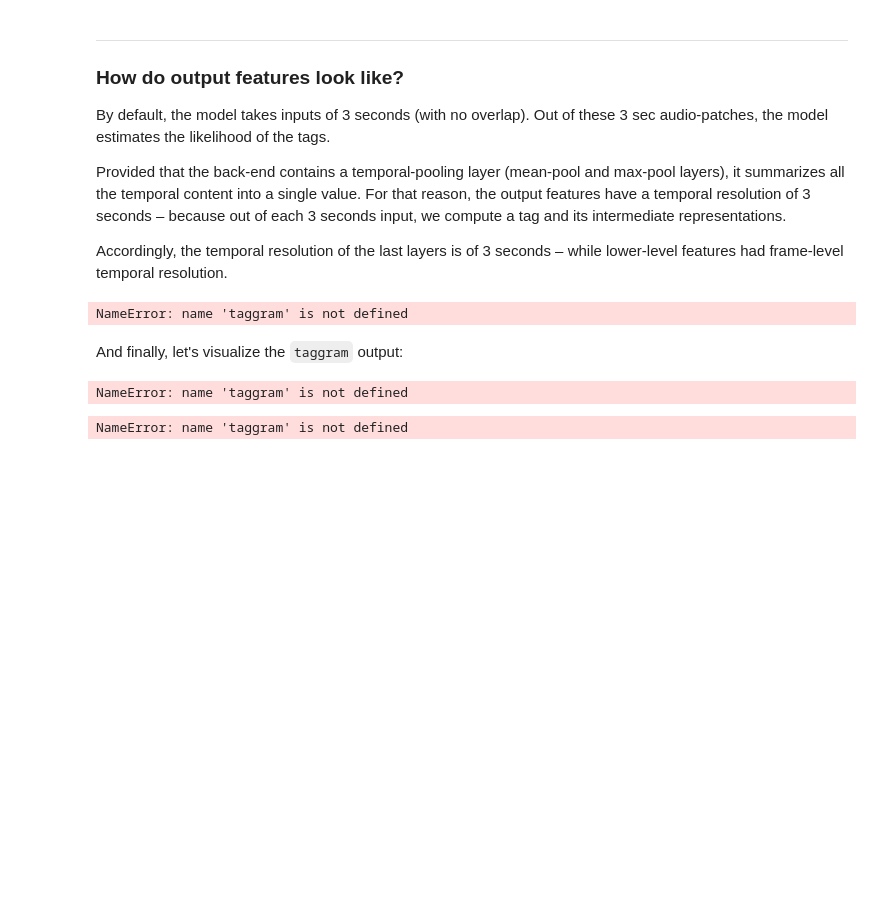
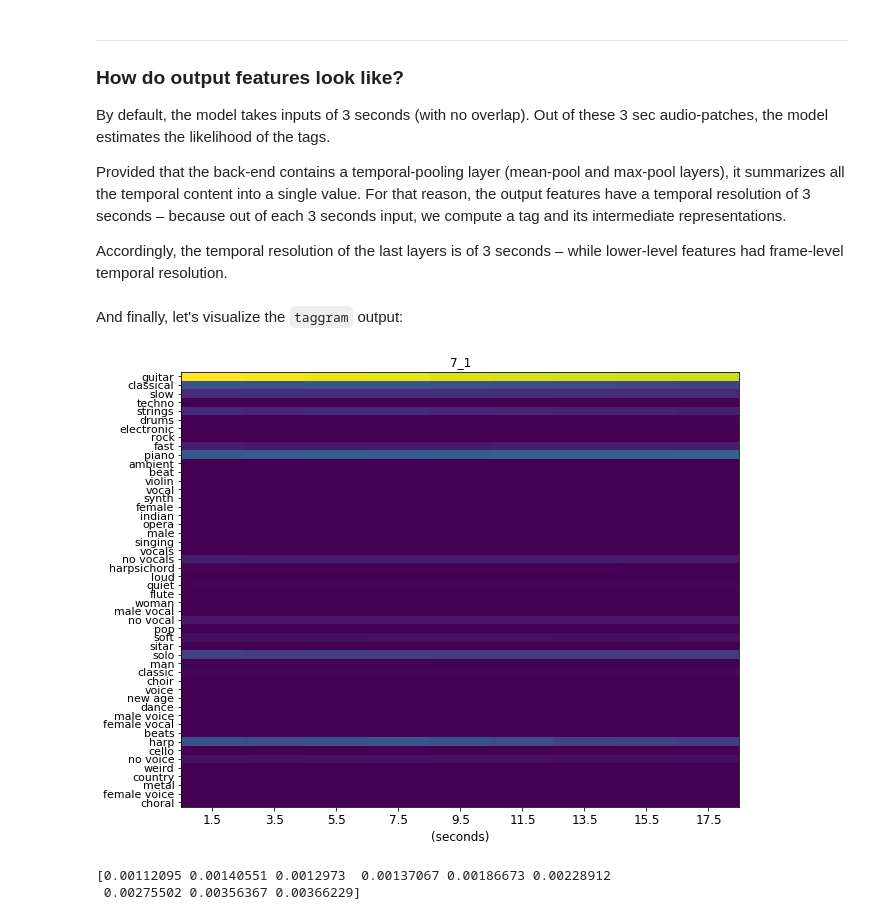
Before and after one commit to Sia-1997/nightmare-audio, a Jupyter notebook: musicnn_example.ipynb, the cells around one changed output. Drawn from its saved outputs; the diff is of its cells as text; code cells hidden in the pictures; blank space fills up the shorter version.

```diff
--- a/musicnn_example.ipynb
+++ b/musicnn_example.ipynb
@@ -7,7 +7,7 @@
 
 This notebook explains how to use the `musicnn_keras` model as a music feature extractor. `musicnn_keras` allows you to extract features at every layer of the model. For this reason, we didactically present it so that you can understand what to expect out of each layer. To start, let's consider this music clip:
 # %%
-file_name = 'piano_to_classic\Audio_out003.wav'
+file_name = 'Outputs\piano_to_slow\Audio_out003.wav'
 # %% [markdown]
 Run these two lines of code to extract music features with our musicnn model trained with the [MagnaTagATune](https://github.com/keunwoochoi/magnatagatune-list) dataset – the `MTT_musicnn` model:
 # %%
@@ -167,40 +171,36 @@ Accordingly, the temporal resolution of the last layers is of 3 seconds – whil
 
 # plt.tight_layout()
 # plt.show()
-# %%
-print(taggram[1,:])
-# %% [output]
-NameError: name 'taggram' is not defined
 # %% [markdown]
 And finally, let's visualize the `taggram` output:
 # %%
-in_length = 2 # seconds -- by default, the model takes inputs of 3 seconds with no overlap
+in_length = 3 # seconds -- by default, the model takes inputs of 3 seconds with no overlap
 taggram1 = [[x[13] for x in taggram]]
 
 # depict taggram
 plt.rcParams["figure.figsize"] = (10,8)
 fontsize=12
 fig, ax = plt.subplots()
 ax.imshow(taggram.T, interpolation=None, aspect="auto")
 
 # title
 ax.title.set_text('7_1')
 ax.title.set_fontsize(fontsize)
 
 # x-axis title
 ax.set_xlabel('(seconds)', fontsize=fontsize)
 
 # y-axis
 y_pos = np.arange(len(tags))
 ax.set_yticks(y_pos)
 ax.set_yticklabels(tags, fontsize=fontsize-1)
 
 # x-axis
 x_pos = np.arange(taggram.shape[0])
 x_label = np.arange(in_length/2, in_length*taggram.shape[0], 2)
 ax.set_xticks(x_pos)
 ax.set_xticklabels(x_label, fontsize=fontsize)
 
 plt.show()
 # %% [output]
-NameError: name 'taggram' is not defined
+[figure, added]
@@ -219,7 +209,8 @@ def one_taggram(thisInput):
 
 print(taggram[:,13])
 # %% [output]
-NameError: name 'taggram' is not defined
+[0.00112095 0.00140551 0.0012973  0.00137067 0.00186673 0.00228912
+ 0.00275502 0.00356367 0.00366229]
 # %%
 in_length = 3 # seconds -- by default, the model takes inputs of 3 seconds with no overlap
 
```
Also changed, not shown: parts of 9 cells of this notebook, 8 other files.
